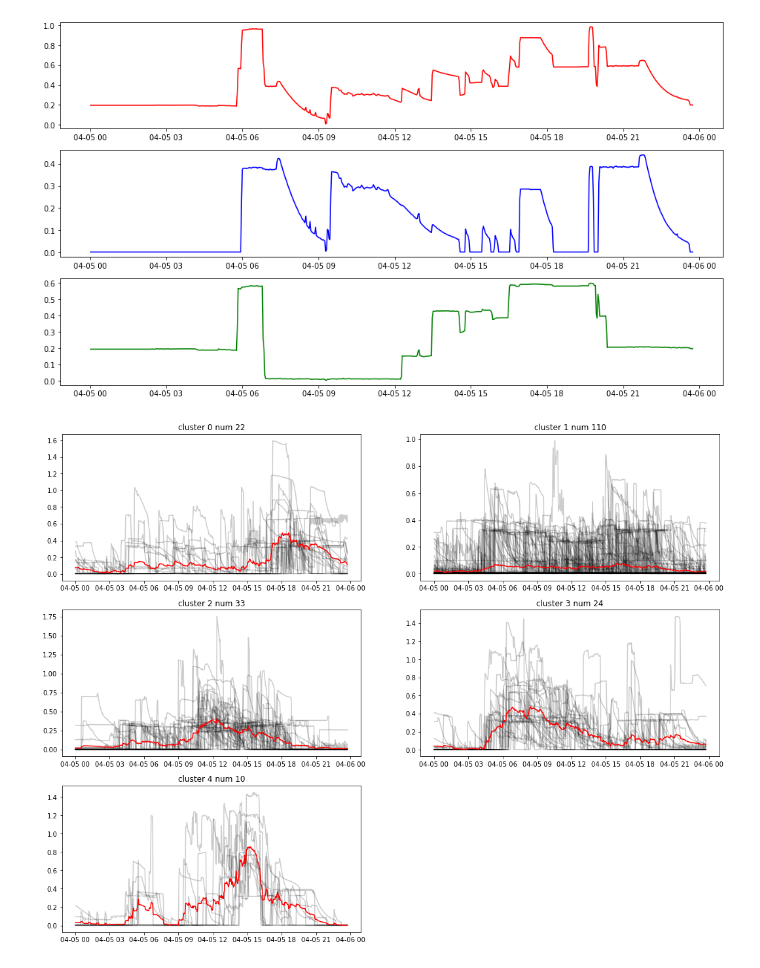
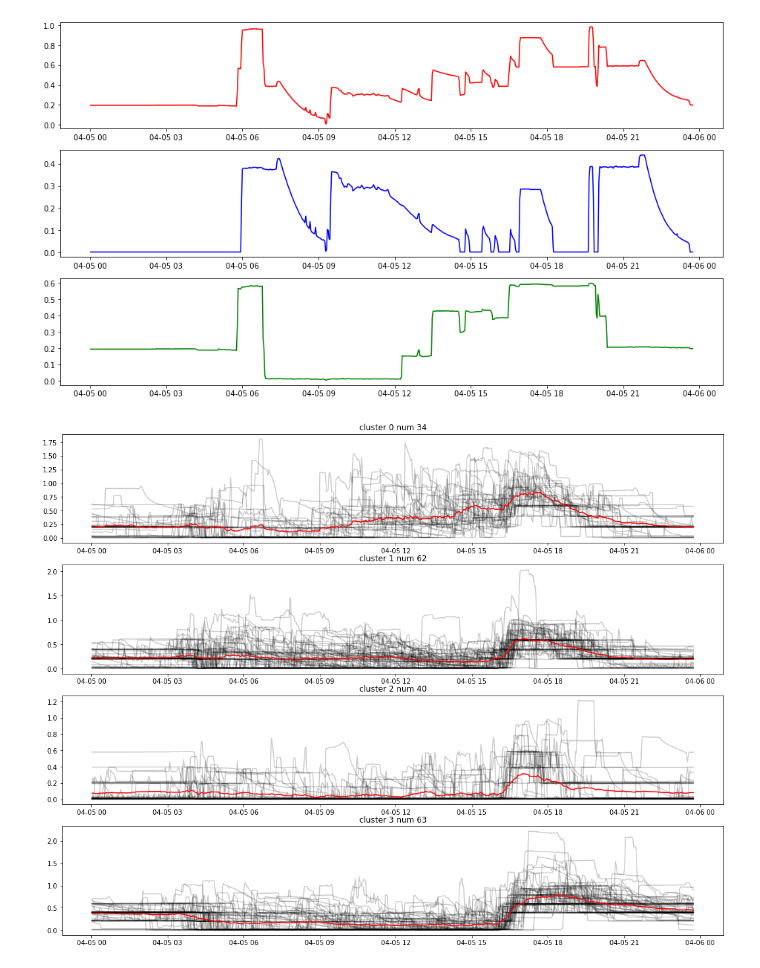
Before and after one commit to Zhouzihao914/bbox-team-22, a Jupyter notebook: observe_usb_current_usage.ipynb, the cells around one changed output. Saved outputs shown, nothing was run; the diff lists cells and outputs as text; code cells hidden in the pictures.

```diff
--- a/observe_usb_current_usage.ipynb
+++ b/observe_usb_current_usage.ipynb
@@ -87,21 +91,23 @@ ax3.xaxis.set_major_formatter(xtick_formatter)
 # %% [output]
 [figure]
 # %%
-index_list = pd.read_csv('index_4_5_2021.csv',index_col=0).values
+# index_list = pd.read_csv('index_4_5_2021.csv',index_col=0).values
 dur_time = 1*24*30
 week_all_data = []
 
 for i,index in enumerate(index_list):
     index = int(index)
-    curr_data = all_samples[i].loc[index:index+dur_time,'usb_current'].values
+    curr_data = all_samples[i].loc[index:index+dur_time,'current_out'].values
+    # curr_data = all_samples[i].loc[index:index+dur_time,'current_out'].values - all_samples[i].loc[index:index+dur_time,'usb_current'].values
     week_all_data.append(curr_data)
 
 week_all_data = np.asarray(week_all_data)
 # %%
 from tslearn.clustering import TimeSeriesKMeans
+cluster_num = 4
 
-km = TimeSeriesKMeans(n_clusters=5, metric="euclidean", max_iter=50,
-                        random_state=1).fit(week_all_data)
+km = TimeSeriesKMeans(n_clusters=cluster_num, metric="euclidean", max_iter=50,
+                        random_state=666).fit(week_all_data)
 
 y_pred = km.predict(week_all_data)
 index0 = int(index_list[0])
@@ -109,11 +115,11 @@ index0 = int(index_list[0])
 date_time =  all_samples[0].loc[index0:index0+dur_time,'timestamp']
 # %%
 plt.rcParams['figure.figsize'] = [18, 14]
-for yi in range(5):
-    plt.subplot(3, 2, yi + 1)
-    for xx in week_all_data[y_pred == yi]:
+for i in range(cluster_num):
+    plt.subplot(cluster_num, 1, i + 1)
+    for xx in week_all_data[y_pred == i]:
         plt.plot_date(date_time,xx.ravel(), "k-", alpha=.2)
-    plt.plot_date(date_time,km.cluster_centers_[yi].ravel(), "r-")
-    plt.title('cluster '+str(yi)+' num '+str(counts[yi]))
+    plt.plot_date(date_time,km.cluster_centers_[i].ravel(), "r-")
+    plt.title('cluster '+str(i)+' num '+str(counts[i]))
 # %% [output]
-[figure, old version]
+[figure, new version]
```
Also changed, not shown: parts of 5 cells of this notebook, 15 other files.
